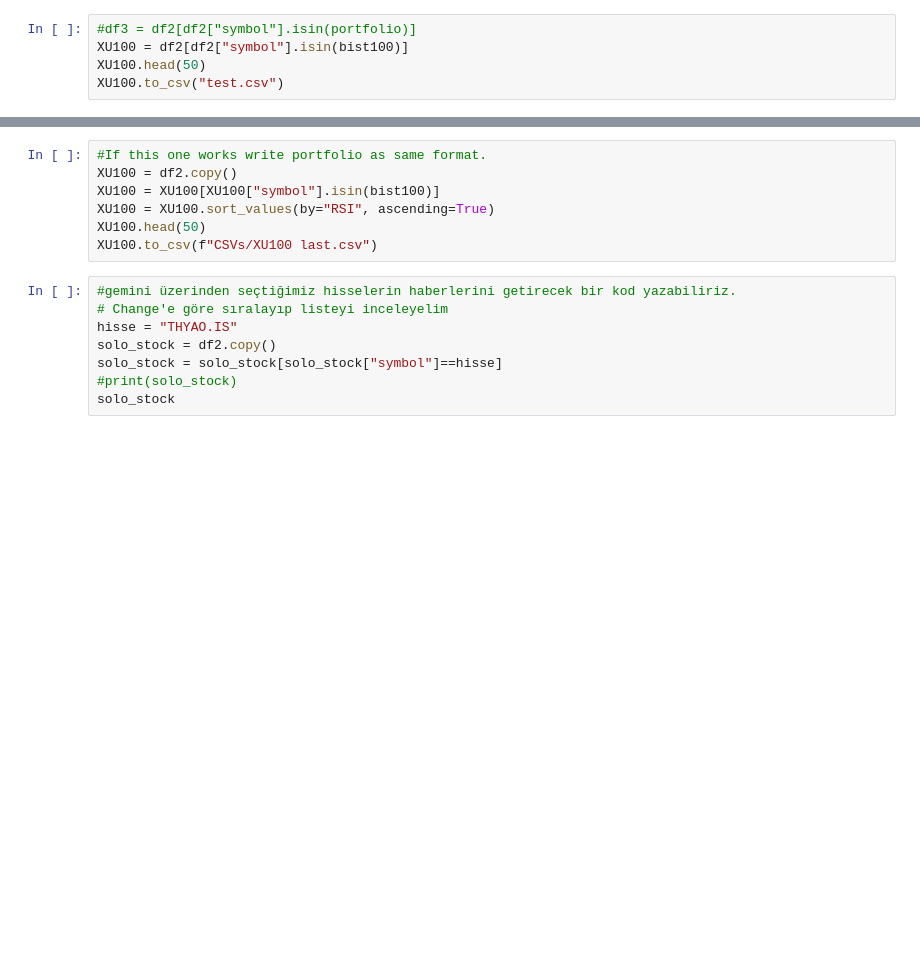
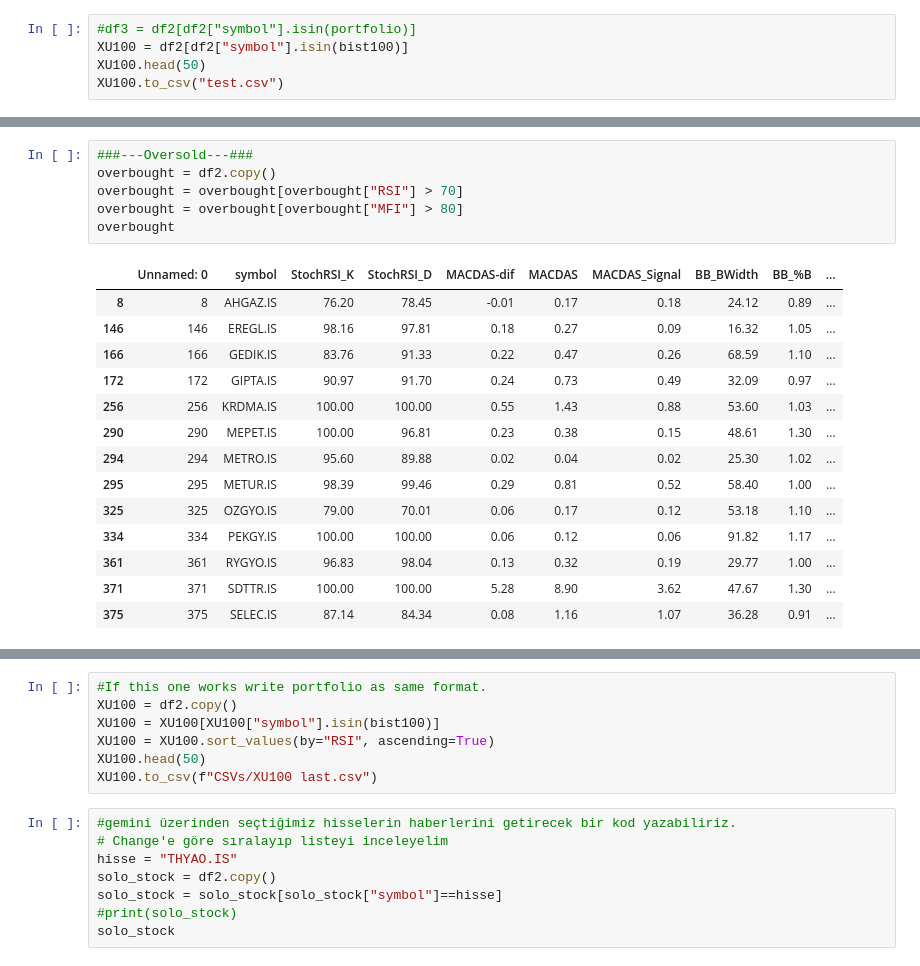
Before and after one commit to TolgaUyanik/StockMarket, a Jupyter notebook: Stock_Market_Main.ipynb, the cells around one changed output, grey strips where cells are left out. Saved outputs shown, nothing was run; the diff lists cells and outputs as text; blank space fills up the shorter version.

```diff
--- a/Stock_Market_Main.ipynb
+++ b/Stock_Market_Main.ipynb
@@ -214,3 +78,24 @@ XU100.to_csv("test.csv")
+# %%
+###---Oversold---###
+overbought = df2.copy()
+overbought = overbought[overbought["RSI"] > 70]
+overbought = overbought[overbought["MFI"] > 80]
+overbought
+# %% [output]
+|  | Unnamed: 0 | symbol | StochRSI_K | StochRSI_D | MACDAS-dif | MACDAS | MACDAS_Signal | BB_BWidth | BB_%B | ... |
+| 8 | 8 | AHGAZ.IS | 76.20 | 78.45 | -0.01 | 0.17 | 0.18 | 24.12 | 0.89 | ... |
+| 146 | 146 | EREGL.IS | 98.16 | 97.81 | 0.18 | 0.27 | 0.09 | 16.32 | 1.05 | ... |
+| 166 | 166 | GEDIK.IS | 83.76 | 91.33 | 0.22 | 0.47 | 0.26 | 68.59 | 1.10 | ... |
+| 172 | 172 | GIPTA.IS | 90.97 | 91.70 | 0.24 | 0.73 | 0.49 | 32.09 | 0.97 | ... |
+| 256 | 256 | KRDMA.IS | 100.00 | 100.00 | 0.55 | 1.43 | 0.88 | 53.60 | 1.03 | ... |
+| 290 | 290 | MEPET.IS | 100.00 | 96.81 | 0.23 | 0.38 | 0.15 | 48.61 | 1.30 | ... |
+| 294 | 294 | METRO.IS | 95.60 | 89.88 | 0.02 | 0.04 | 0.02 | 25.30 | 1.02 | ... |
+| 295 | 295 | METUR.IS | 98.39 | 99.46 | 0.29 | 0.81 | 0.52 | 58.40 | 1.00 | ... |
+| 325 | 325 | OZGYO.IS | 79.00 | 70.01 | 0.06 | 0.17 | 0.12 | 53.18 | 1.10 | ... |
+| 334 | 334 | PEKGY.IS | 100.00 | 100.00 | 0.06 | 0.12 | 0.06 | 91.82 | 1.17 | ... |
+| 361 | 361 | RYGYO.IS | 96.83 | 98.04 | 0.13 | 0.32 | 0.19 | 29.77 | 1.00 | ... |
+| 371 | 371 | SDTTR.IS | 100.00 | 100.00 | 5.28 | 8.90 | 3.62 | 47.67 | 1.30 | ... |
+| 375 | 375 | SELEC.IS | 87.14 | 84.34 | 0.08 | 1.16 | 1.07 | 36.28 | 0.91 | ... |
 # %%
 cheap = df2.copy()
 #cheap = cheap[cheap["CCI"] < -80]
```
Also changed, not shown: parts of 14 cells of this notebook, 10 other files.
